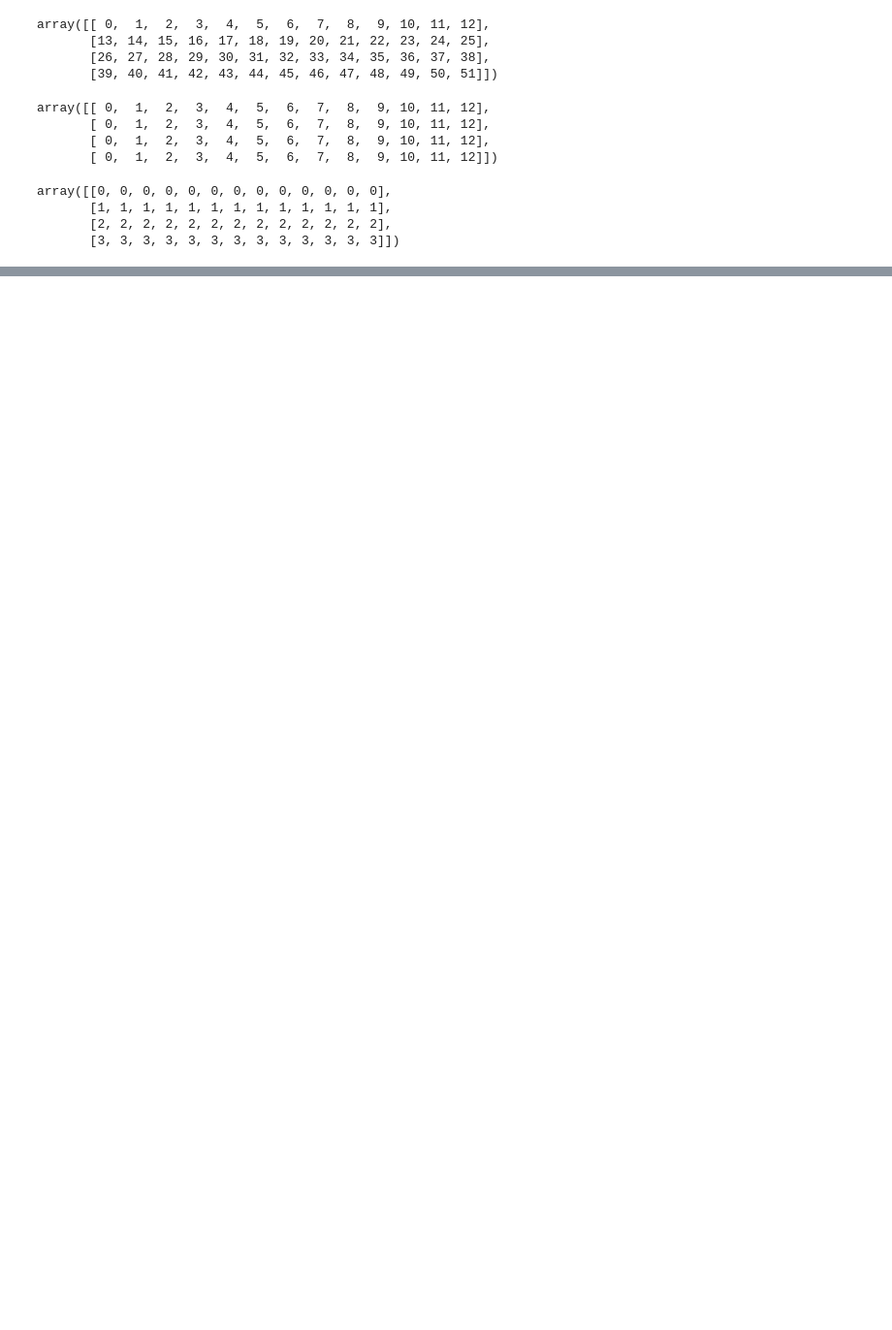
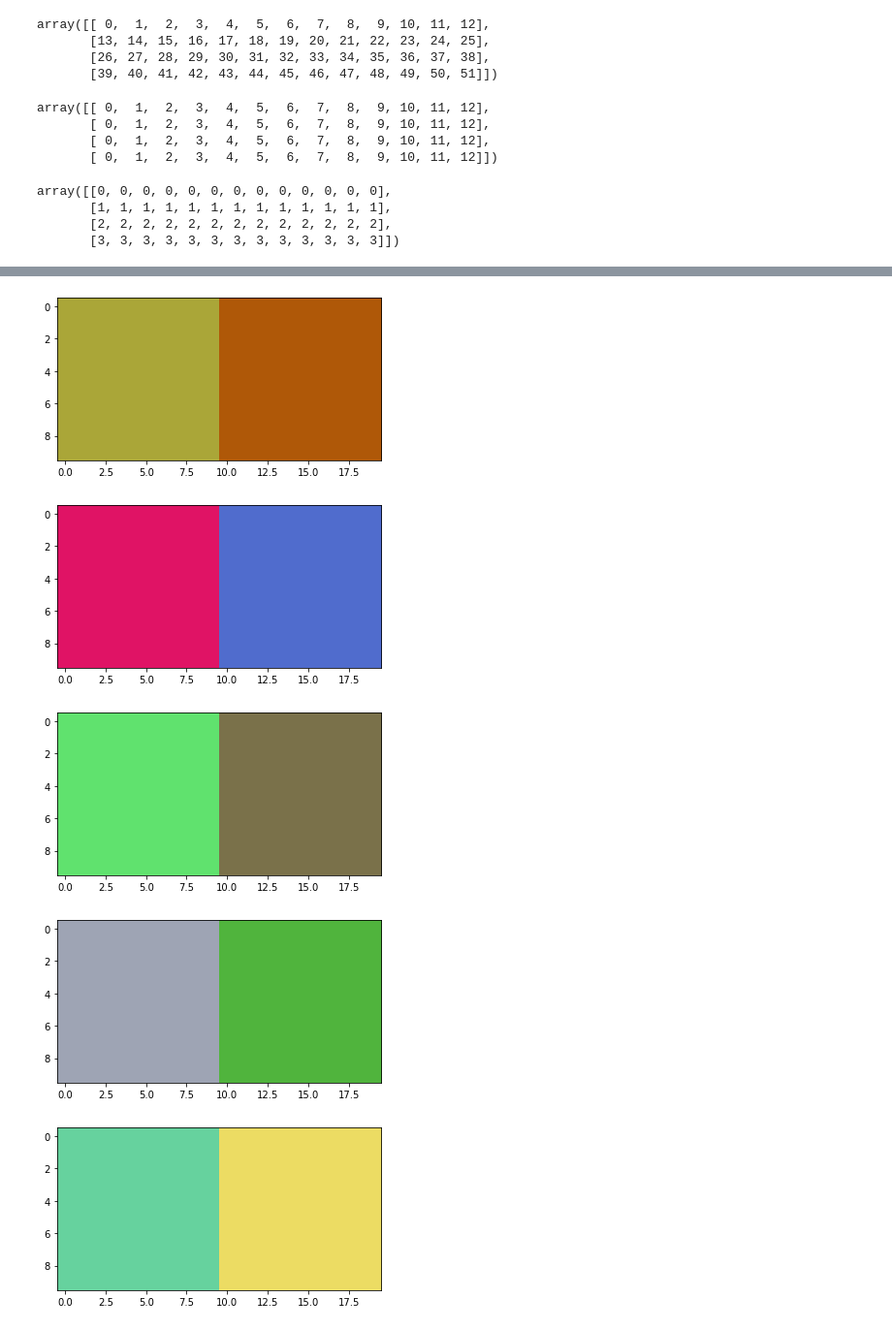
Before and after one commit to robinsonm2021/Data_science, a Jupyter notebook: Robinson_Stats_Notebook_Lab_1.ipynb, the cells around one changed output, grey strips where cells are left out. Shown: that part at 97% size. Cells and saved outputs as stored; diff of their text form; code cells hidden in the pictures; blank space fills up the shorter version.

```diff
--- a/Robinson_Stats_Notebook_Lab_1.ipynb
+++ b/Robinson_Stats_Notebook_Lab_1.ipynb
@@ -477,0 +611,23 @@ cards = np.random.permutation(52)
+# %%
+for i in range(10):
+
+    z1 = np.ones((10,10,3))
+    z1[:,:,0] = np.random.rand()
+    z1[:,:,1] = np.random.rand()
+    z1[:,:,2] = np.random.rand()
+
+    z2 = np.ones((10,10,3))
+    z2[:,:,0] = np.random.rand()
+    z2[:,:,1] = np.random.rand()
+    z2[:,:,2] = np.random.rand()
+
+    z3 = np.hstack((z1,z2))
+
+    plt.imshow(z3);
+    plt.show()
+# %% [output]
+[figure, added]
+[figure, added]
+[figure, added]
+[figure, added]
+[figure, added]
```
Also changed, not shown: parts of 34 cells of this notebook.
